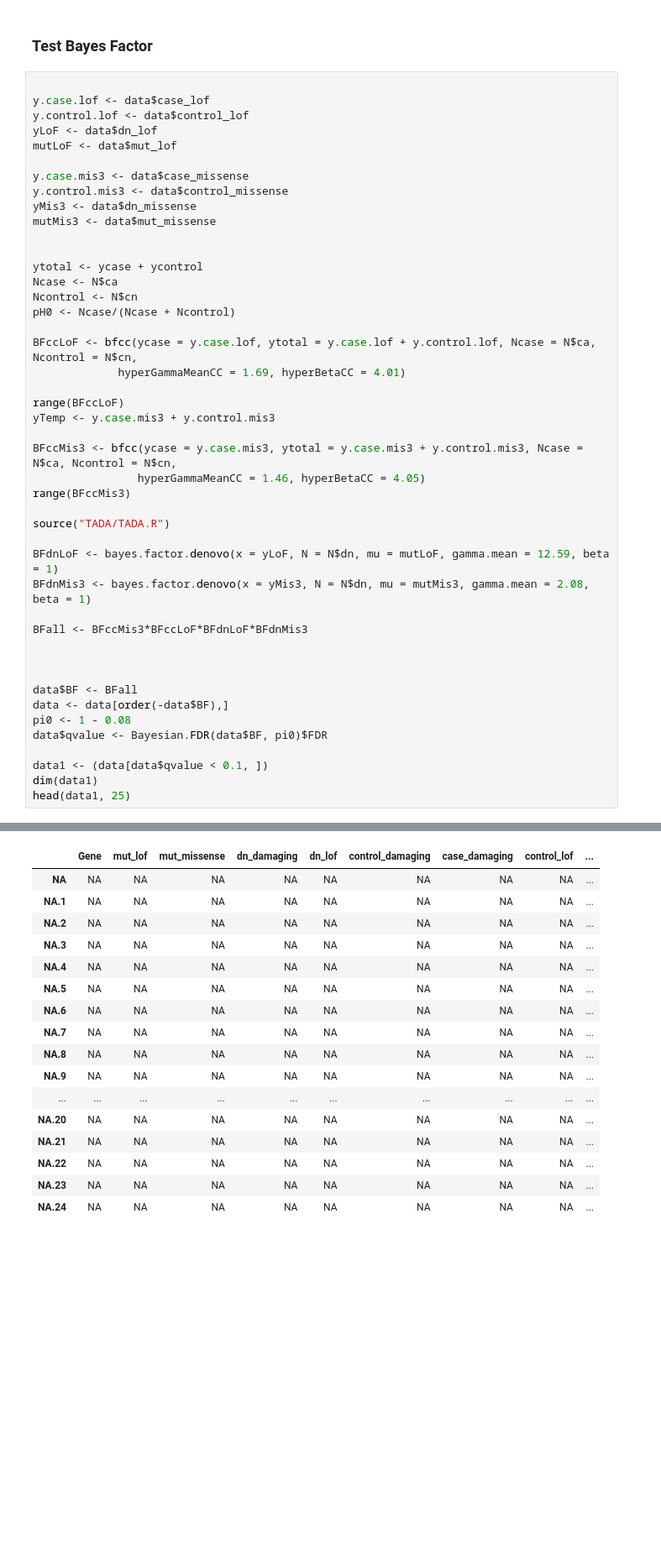
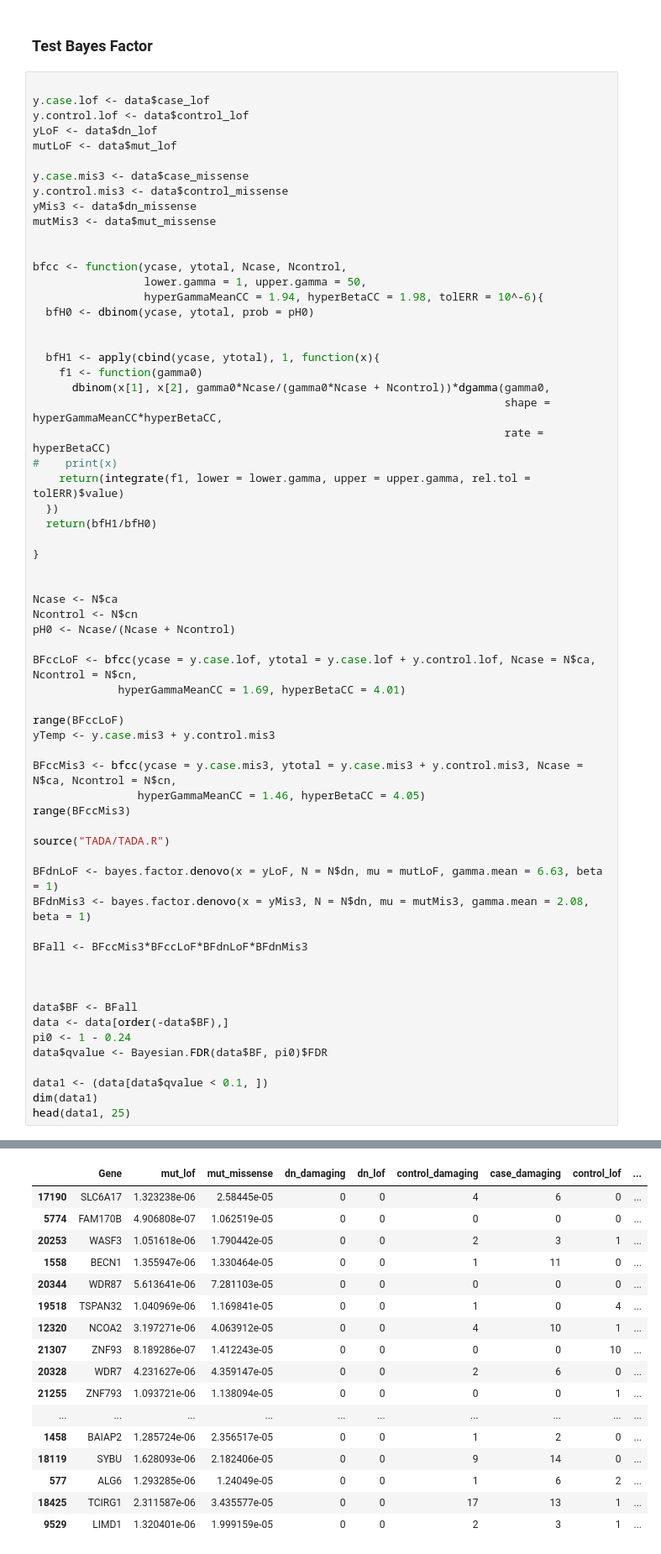
Before and after one commit to hoangtn/extTADA, a Jupyter notebook: Model/test_rstan_for_scz_jan_2016.ipynb, the cells around one changed output, grey strips where cells are left out. Shown at 84% size. Drawn from its saved outputs; the diff is of its cells as text; blank space fills up the shorter version.

```diff
--- a/Model/test_rstan_for_scz_jan_2016.ipynb
+++ b/Model/test_rstan_for_scz_jan_2016.ipynb
@@ -666,7 +694,25 @@ yMis3 <- data$dn_missense
 mutMis3 <- data$mut_missense
 
 
-ytotal <- ycase + ycontrol
+bfcc <- function(ycase, ytotal, Ncase, Ncontrol,
+                 lower.gamma = 1, upper.gamma = 50,
+                 hyperGammaMeanCC = 1.94, hyperBetaCC = 1.98, tolERR = 10^-6){
+  bfH0 <- dbinom(ycase, ytotal, prob = pH0)
+
+
+  bfH1 <- apply(cbind(ycase, ytotal), 1, function(x){
+    f1 <- function(gamma0)
+      dbinom(x[1], x[2], gamma0*Ncase/(gamma0*Ncase + Ncontrol))*dgamma(gamma0,
+                                                                        shape = hyperGammaMeanCC*hyperBetaCC,
+                                                                        rate = hyperBetaCC)
+#    print(x)
+    return(integrate(f1, lower = lower.gamma, upper = upper.gamma, rel.tol = tolERR)$value)
+  })
+  return(bfH1/bfH0)
+
+}
+
+
 Ncase <- N$ca
 Ncontrol <- N$cn
 pH0 <- Ncase/(Ncase + Ncontrol)
@@ -683,7 +729,7 @@ range(BFccMis3)
 
 source("TADA/TADA.R")
 
-BFdnLoF <- bayes.factor.denovo(x = yLoF, N = N$dn, mu = mutLoF, gamma.mean = 12.59, beta = 1)
+BFdnLoF <- bayes.factor.denovo(x = yLoF, N = N$dn, mu = mutLoF, gamma.mean = 6.63, beta = 1)
 BFdnMis3 <- bayes.factor.denovo(x = yMis3, N = N$dn, mu = mutMis3, gamma.mean = 2.08, beta = 1)
 
 BFall <- BFccMis3*BFccLoF*BFdnLoF*BFdnMis3
@@ -692,7 +738,7 @@ BFall <- BFccMis3*BFccLoF*BFdnLoF*BFdnMis3
 
 data$BF <- BFall
 data <- data[order(-data$BF),]
-pi0 <- 1 - 0.08
+pi0 <- 1 - 0.24
 data$qvalue <- Bayesian.FDR(data$BF, pi0)$FDR
 
 data1 <- (data[data$qvalue < 0.1, ])
@@ -711,17 +751,17 @@ ERROR: Error in -data$BF: invalid argument to unary operator
 |  | Gene | mut_lof | mut_missense | dn_damaging | dn_lof | control_damaging | case_damaging | control_lof | ... |
-| NA | NA | NA | NA | NA | NA | NA | NA | NA | ... |
-| NA.1 | NA | NA | NA | NA | NA | NA | NA | NA | ... |
-| NA.2 | NA | NA | NA | NA | NA | NA | NA | NA | ... |
-| NA.3 | NA | NA | NA | NA | NA | NA | NA | NA | ... |
-| NA.4 | NA | NA | NA | NA | NA | NA | NA | NA | ... |
-| NA.5 | NA | NA | NA | NA | NA | NA | NA | NA | ... |
-| NA.6 | NA | NA | NA | NA | NA | NA | NA | NA | ... |
-| NA.7 | NA | NA | NA | NA | NA | NA | NA | NA | ... |
-| NA.8 | NA | NA | NA | NA | NA | NA | NA | NA | ... |
-| NA.9 | NA | NA | NA | NA | NA | NA | NA | NA | ... |
+| 17190 | SLC6A17 | 1.323238e-06 | 2.58445e-05 | 0 | 0 | 4 | 6 | 0 | ... |
+| 5774 | FAM170B | 4.906808e-07 | 1.062519e-05 | 0 | 0 | 0 | 0 | 0 | ... |
+| 20253 | WASF3 | 1.051618e-06 | 1.790442e-05 | 0 | 0 | 2 | 3 | 1 | ... |
+| 1558 | BECN1 | 1.355947e-06 | 1.330464e-05 | 0 | 0 | 1 | 11 | 0 | ... |
+| 20344 | WDR87 | 5.613641e-06 | 7.281103e-05 | 0 | 0 | 0 | 0 | 0 | ... |
+| 19518 | TSPAN32 | 1.040969e-06 | 1.169841e-05 | 0 | 0 | 1 | 0 | 4 | ... |
+| 12320 | NCOA2 | 3.197271e-06 | 4.063912e-05 | 0 | 0 | 4 | 10 | 1 | ... |
+| 21307 | ZNF93 | 8.189286e-07 | 1.412243e-05 | 0 | 0 | 0 | 0 | 10 | ... |
+| 20328 | WDR7 | 4.231627e-06 | 4.359147e-05 | 0 | 0 | 2 | 6 | 0 | ... |
+| 21255 | ZNF793 | 1.093721e-06 | 1.138094e-05 | 0 | 0 | 0 | 0 | 1 | ... |
 | ... | ... | ... | ... | ... | ... | ... | ... | ... | ... |
-| NA.20 | NA | NA | NA | NA | NA | NA | NA | NA | ... |
-| NA.21 | NA | NA | NA | NA | NA | NA | NA | NA | ... |
-| NA.22 | NA | NA | NA | NA | NA | NA | NA | NA | ... |
-| NA.23 | NA | NA | NA | NA | NA | NA | NA | NA | ... |
-| NA.24 | NA | NA | NA | NA | NA | NA | NA | NA | ... |
+| 1458 | BAIAP2 | 1.285724e-06 | 2.356517e-05 | 0 | 0 | 1 | 2 | 0 | ... |
+| 18119 | SYBU | 1.628093e-06 | 2.182406e-05 | 0 | 0 | 9 | 14 | 0 | ... |
+| 577 | ALG6 | 1.293285e-06 | 1.24049e-05 | 0 | 0 | 1 | 6 | 2 | ... |
+| 18425 | TCIRG1 | 2.311587e-06 | 3.435577e-05 | 0 | 0 | 17 | 13 | 1 | ... |
+| 9529 | LIMD1 | 1.320401e-06 | 1.999159e-05 | 0 | 0 | 2 | 3 | 1 | ... |
```
Also changed, not shown: parts of 11 cells of this notebook.
